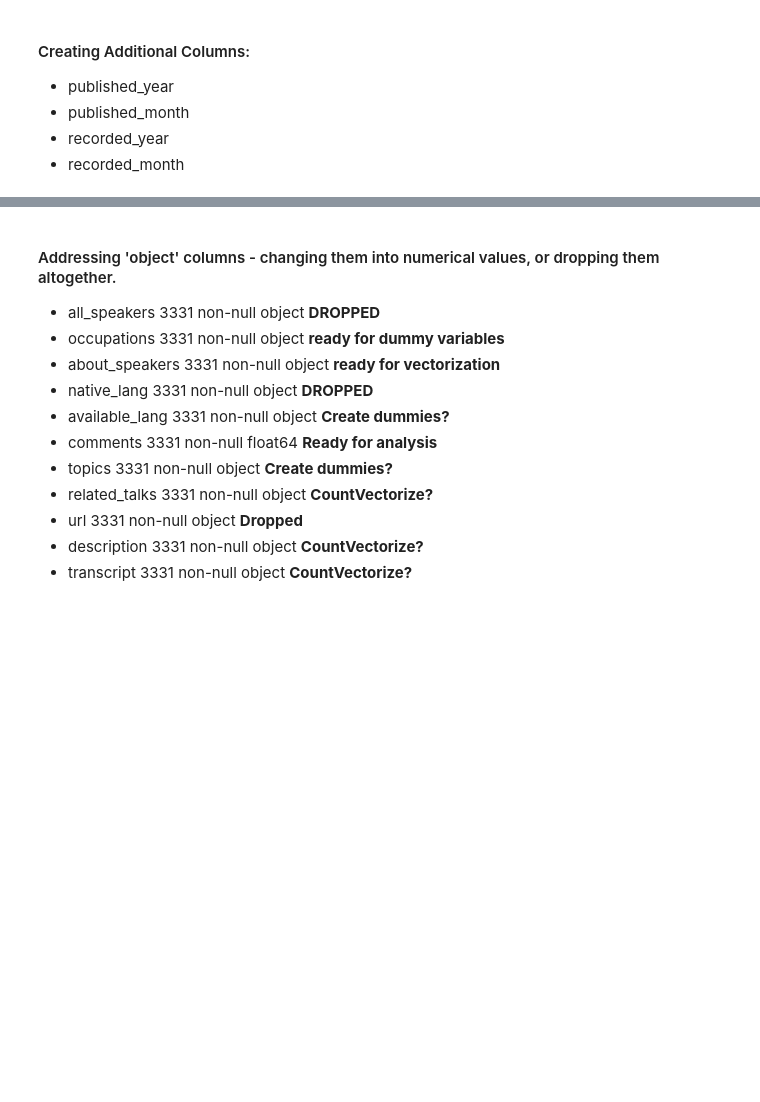
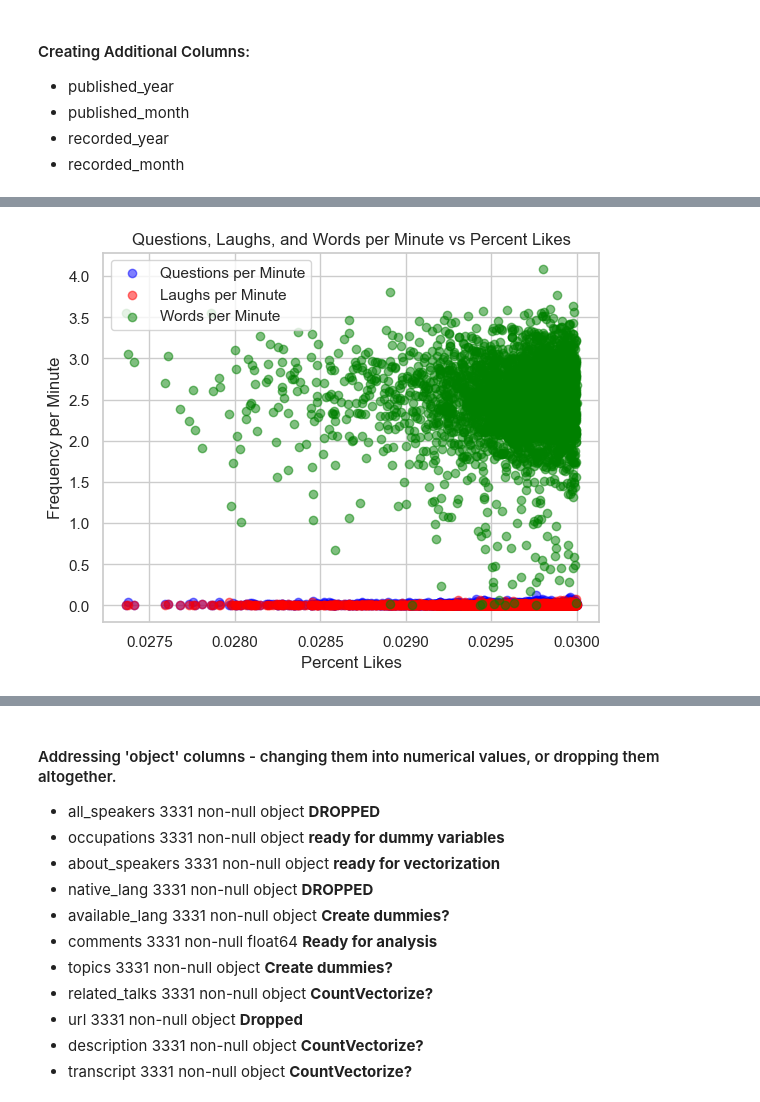
Before and after one commit to drewe4point0/Capstone-Quantifying-Good-Speeches-, a Jupyter notebook: Notebooks/Ted Dataset (with Transcripts).ipynb, the cells around one changed output, grey strips where cells are left out. Drawn from its saved outputs; the diff is of its cells as text; code cells hidden in the pictures; blank space fills up the shorter version.

```diff
--- a/Notebooks/Ted Dataset (with Transcripts).ipynb
+++ b/Notebooks/Ted Dataset (with Transcripts).ipynb
@@ -983,0 +1099,9 @@ merged_cleaved_df["recorded_month"] = merged_cleaved_df["recorded_date"].dt.mont
+# %%
+# Define a function that counts question marks in a given string
+def count_question_marks(text):
+    return text.count('?')
+
+# Apply this function to each row of the 'transcript' column and store the result in a new column
+merged_cleaved_df['num_question_marks'] = merged_cleaved_df['transcript'].apply(count_question_marks)
+merged_cleaved_df['questions_per_minute'] = merged_cleaved_df['num_question_marks'] / merged_cleaved_df['duration']
+merged_cleaved_df.head(3)
@@ -983,0 +1113,10 @@ merged_cleaved_df["recorded_month"] = merged_cleaved_df["recorded_date"].dt.mont
+# %%
+# Create a function that counts the number of "(Laughter)" in a string.
+def count_laughter(text):
+    # Splitting the text into words and count them
+    return text.count("(Laughter)")
+
+# Apply this function to each row of the 'transcript' column and store the result in a new column
+merged_cleaved_df['num_laughs'] = merged_cleaved_df['transcript'].apply(count_laughter)
+merged_cleaved_df['laughs_per_minute'] = merged_cleaved_df['num_laughs'] / merged_cleaved_df['duration']
+merged_cleaved_df.head(3)
@@ -983,0 +1128,25 @@ merged_cleaved_df["recorded_month"] = merged_cleaved_df["recorded_date"].dt.mont
+# %%
+# Set the style of seaborn for better visualization
+sns.set(style="whitegrid")
+
+# Create a scatter plot for 'questions_per_minute'
+plt.scatter(merged_cleaved_df['percent_likes'], merged_cleaved_df['questions_per_minute'], color='blue', alpha=0.5, label='Questions per Minute')
+
+# Create a scatter plot for 'laughs_per_minute' on the same axes
+plt.scatter(merged_cleaved_df['percent_likes'], merged_cleaved_df['laughs_per_minute'], color='red', alpha=0.5, label='Laughs per Minute')
+
+# Create a scatter plot for 'words_per_minute' on the same axes
+plt.scatter(merged_cleaved_df['percent_likes'], merged_cleaved_df['words_per_minute'], color='green', alpha=0.5, label='Words per Minute')
+
+# Adding title and labels
+plt.title('Questions, Laughs, and Words per Minute vs Percent Likes')
+plt.xlabel('Percent Likes')
+plt.ylabel('Frequency per Minute')
+
+# Adding legend to distinguish the groups
+plt.legend()
+
+# Show the plot
+plt.show()
+# %% [output]
+[figure, added]
```
Also changed, not shown: parts of 36 cells of this notebook.
